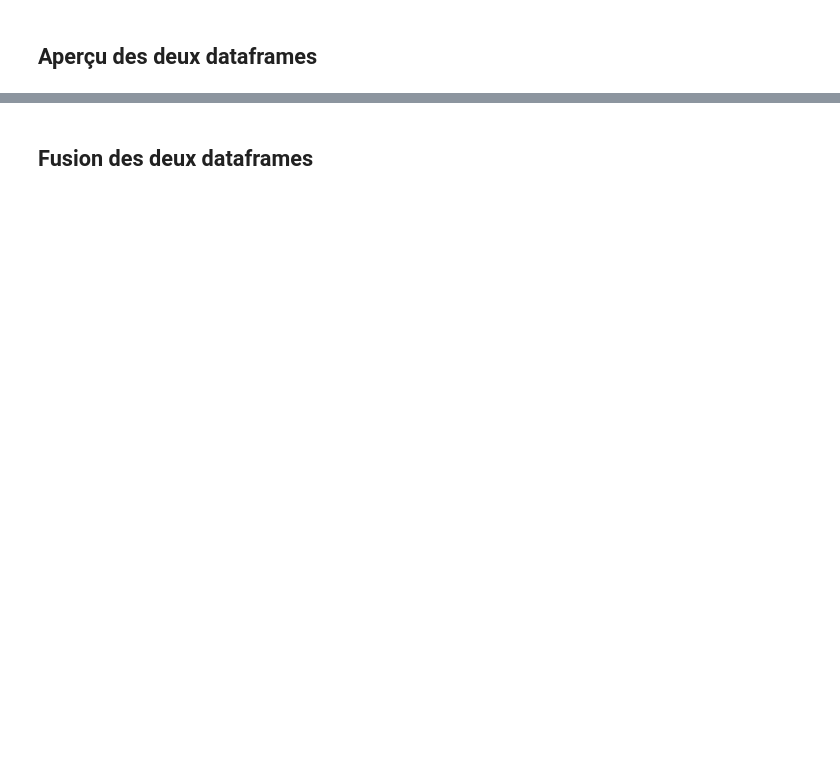
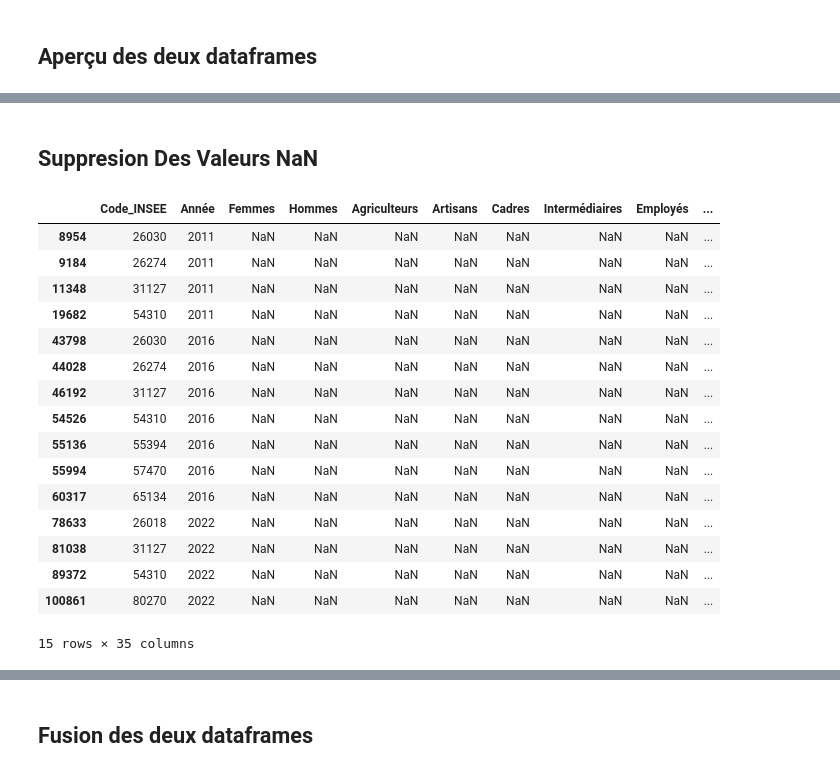
Before and after one commit to AlexandreCrestien/political-prediction, a Jupyter notebook: data/full_df_final.ipynb, the cells around one changed output, grey strips where cells are left out. Drawn from its saved outputs; the diff is of its cells as text; code cells hidden in the pictures; blank space fills up the shorter version.

```diff
--- a/data/full_df_final.ipynb
+++ b/data/full_df_final.ipynb
@@ -14,0 +51,24 @@ display(df_insee_2022)
+# %% [markdown]
+## Suppresion Des Valeurs NaN
+# %%
+null = df_insee.isna().any(axis=1)
+display(df_insee[null])
+df_insee = df_insee[~null]
+# %% [output]
+|  | Code_INSEE | Année | Femmes | Hommes | Agriculteurs | Artisans | Cadres | Intermédiaires | Employés | ... |
+| 8954 | 26030 | 2011 | NaN | NaN | NaN | NaN | NaN | NaN | NaN | ... |
+| 9184 | 26274 | 2011 | NaN | NaN | NaN | NaN | NaN | NaN | NaN | ... |
+| 11348 | 31127 | 2011 | NaN | NaN | NaN | NaN | NaN | NaN | NaN | ... |
+| 19682 | 54310 | 2011 | NaN | NaN | NaN | NaN | NaN | NaN | NaN | ... |
+| 43798 | 26030 | 2016 | NaN | NaN | NaN | NaN | NaN | NaN | NaN | ... |
+| 44028 | 26274 | 2016 | NaN | NaN | NaN | NaN | NaN | NaN | NaN | ... |
+| 46192 | 31127 | 2016 | NaN | NaN | NaN | NaN | NaN | NaN | NaN | ... |
+| 54526 | 54310 | 2016 | NaN | NaN | NaN | NaN | NaN | NaN | NaN | ... |
+| 55136 | 55394 | 2016 | NaN | NaN | NaN | NaN | NaN | NaN | NaN | ... |
+| 55994 | 57470 | 2016 | NaN | NaN | NaN | NaN | NaN | NaN | NaN | ... |
+| 60317 | 65134 | 2016 | NaN | NaN | NaN | NaN | NaN | NaN | NaN | ... |
+| 78633 | 26018 | 2022 | NaN | NaN | NaN | NaN | NaN | NaN | NaN | ... |
+| 81038 | 31127 | 2022 | NaN | NaN | NaN | NaN | NaN | NaN | NaN | ... |
+| 89372 | 54310 | 2022 | NaN | NaN | NaN | NaN | NaN | NaN | NaN | ... |
+| 100861 | 80270 | 2022 | NaN | NaN | NaN | NaN | NaN | NaN | NaN | ... |
+15 rows × 35 columns
```
Also changed, not shown: parts of 7 cells of this notebook.
